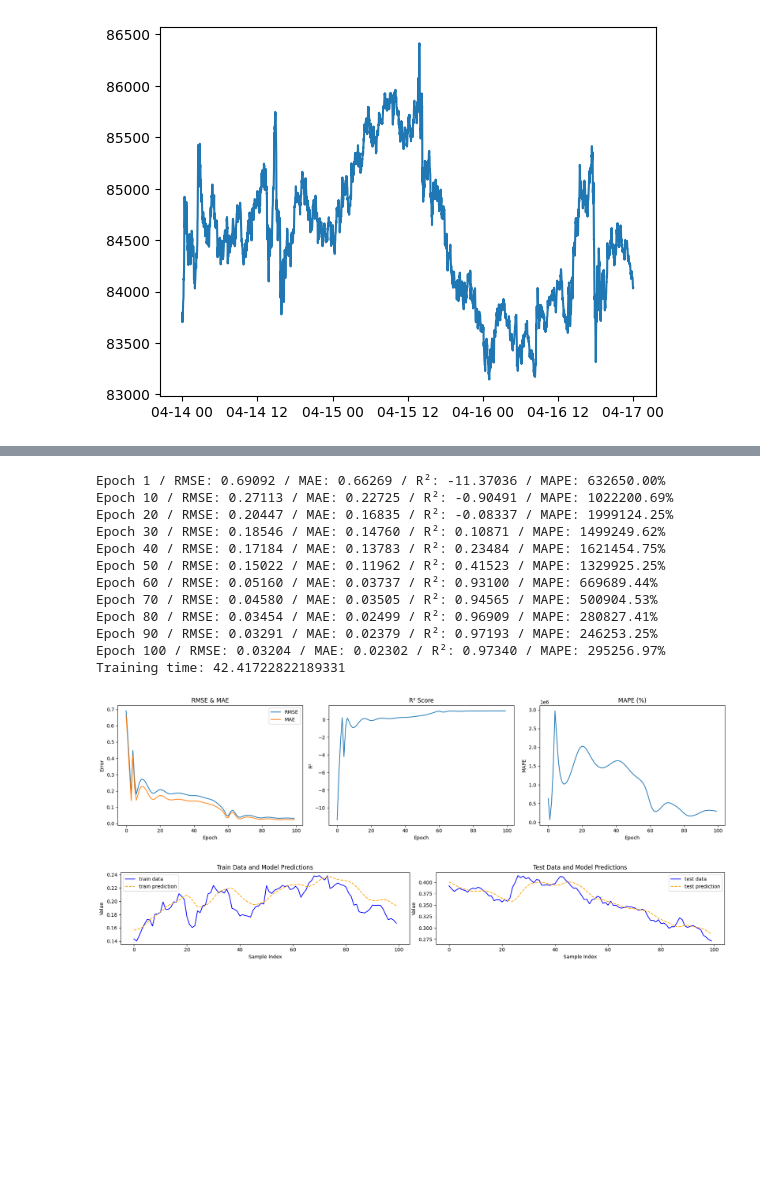
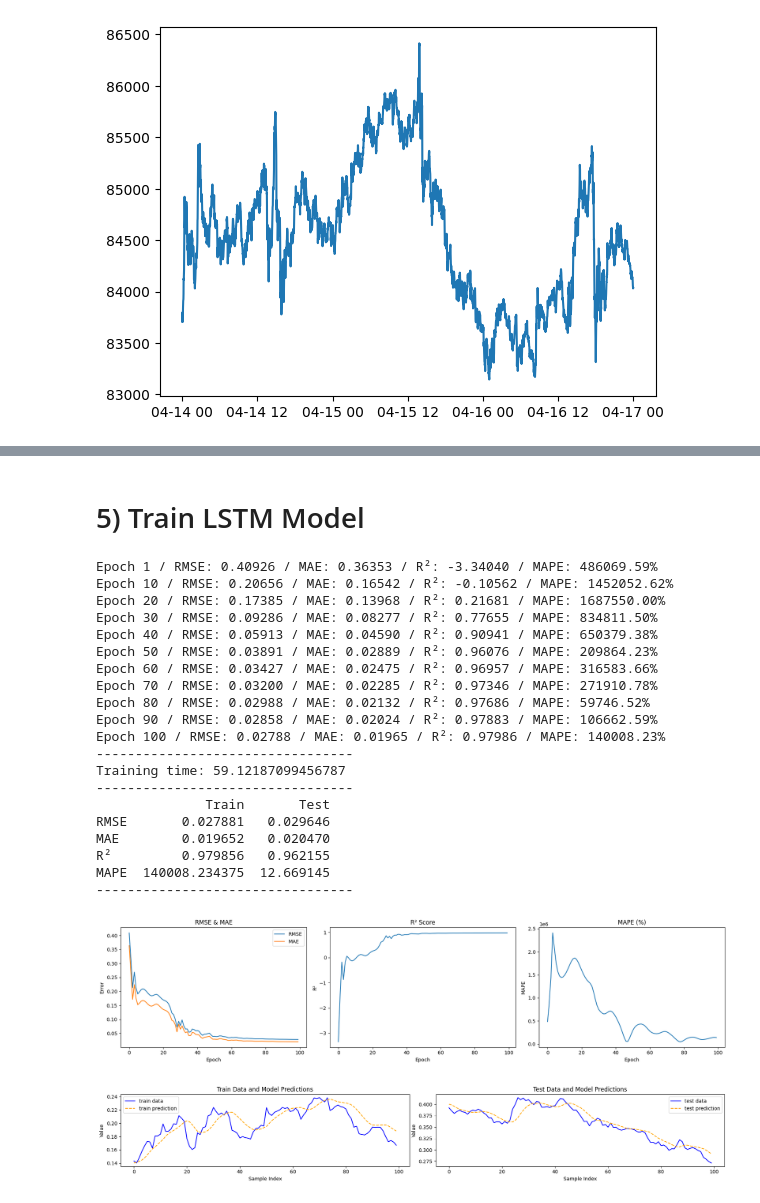
Before and after one commit to Nairlav/Finance, a Jupyter notebook: Projects/LSTM_Strategy.ipynb, the cells around one changed output, grey strips where cells are left out. Drawn from its saved outputs; the diff is of its cells as text; code cells hidden in the pictures; blank space fills up the shorter version.

```diff
--- a/Projects/LSTM_Strategy.ipynb
+++ b/Projects/LSTM_Strategy.ipynb
@@ -206,3 +278,5 @@ def metrics_setup():
+# %% [markdown]
+# 5) Train LSTM Model
 # %%
 # Supprimer les data du train précédent
 del_train_data(['model', 'optimiser', 'MSE', 'MAE'])
@@ -214,68 +288,62 @@ x_train, y_train, x_test, y_test = split_data(input, lookback, size_test_prct)
 model = LSTM(input_dim=input_dim, hidden_dim=hidden_dim, output_dim=output_dim, num_layers=num_layers)
 optimiser = torch.optim.Adam(model.parameters(), lr=0.01)
 
+# Loss functions
 MSE, MAE, hist_rmse, hist_mae, hist_r2, hist_mape = metrics_setup()
+
 #-------------------------------------------------------------------------------
+
 start_time = time.time()
 
 for t in range(num_epochs):
     model.train()
     y_train_pred = model(x_train)
 
-    # Compute losses
-    mse_value = MSE(y_train_pred, y_train)
-    rmse_value = torch.sqrt(mse_value)
-    mae_value = MAE(y_train_pred, y_train)
-
-    # Detach predictions for R2 and MAPE
-    y_pred_np = y_train_pred.detach().cpu().numpy()
-    y_true_np = y_train.detach().cpu().numpy()
-
-    # R² Score
-    r2_value = r2_score(y_true_np, y_pred_np)
-
-    # MAPE (add small epsilon to avoid division by zero)
-    epsilon = 1e-8
-    mape_value = np.mean(np.abs((y_true_np - y_pred_np) / (y_true_np + epsilon))) * 100
+    mse_value, hist_rmse[t], hist_mae[t], hist_r2[t], hist_mape[t] = update_metrics(y_train_pred, y_train, MSE, MAE)
 
     # Logging
     if (t+1)%10==0 or t==0:
-      print(f"Epoch {t+1} / RMSE: {rmse_value.item():.5f} / MAE: {mae_value.item():.5f} / R²: {r2_value:.5f} / MAPE: {mape_value:.2f}%")
-
-    hist_rmse[t] = rmse_value.item()
-    hist_mae[t] = mae_value.item()
-    hist_r2[t] = r2_value
-    hist_mape[t] = mape_value
+      print(f"Epoch {t+1} / RMSE: {hist_rmse[t]:.5f} / MAE: {hist_mae[t]:.5f} / R²: {hist_r2[t]:.5f} / MAPE: {hist_mape[t]:.2f}%")
 
     # Backprop
     optimiser.zero_grad()
     mse_value.backward()
     optimiser.step()
 
 training_time = time.time()-start_time
-print("Training time: {}".format(training_time))
+print("---------------------------------\nTraining time: {}\n---------------------------------".format(training_time))
 
 model.eval()
 with torch.no_grad():
     y_test_pred = model(x_test)
 #-------------------------------------------------------------------------------
 # Affichage des métriques
+show_metrics(y_test,y_test_pred,hist_rmse[-1],hist_mae[-1],hist_r2[-1],hist_mape[-1])
+print("---------------------------------")
 plot_metrics(hist_rmse,hist_mae,hist_r2,hist_mape)
 
 # Affichage des graphiques avec les prédictions
 plot_train_test_prediction(y_train,y_train_pred,y_test,y_test_pred)
 # %% [output]
-Epoch 1 / RMSE: 0.69092 / MAE: 0.66269 / R²: -11.37036 / MAPE: 632650.00%
-Epoch 10 / RMSE: 0.27113 / MAE: 0.22725 / R²: -0.90491 / MAPE: 1022200.69%
-Epoch 20 / RMSE: 0.20447 / MAE: 0.16835 / R²: -0.08337 / MAPE: 1999124.25%
-Epoch 30 / RMSE: 0.18546 / MAE: 0.14760 / R²: 0.10871 / MAPE: 1499249.62%
-Epoch 40 / RMSE: 0.17184 / MAE: 0.13783 / R²: 0.23484 / MAPE: 1621454.75%
-Epoch 50 / RMSE: 0.15022 / MAE: 0.11962 / R²: 0.41523 / MAPE: 1329925.25%
-Epoch 60 / RMSE: 0.05160 / MAE: 0.03737 / R²: 0.93100 / MAPE: 669689.44%
-Epoch 70 / RMSE: 0.04580 / MAE: 0.03505 / R²: 0.94565 / MAPE: 500904.53%
-Epoch 80 / RMSE: 0.03454 / MAE: 0.02499 / R²: 0.96909 / MAPE: 280827.41%
-Epoch 90 / RMSE: 0.03291 / MAE: 0.02379 / R²: 0.97193 / MAPE: 246253.25%
-Epoch 100 / RMSE: 0.03204 / MAE: 0.02302 / R²: 0.97340 / MAPE: 295256.97%
-Training time: 42.41722822189331
+Epoch 1 / RMSE: 0.40926 / MAE: 0.36353 / R²: -3.34040 / MAPE: 486069.59%
+Epoch 10 / RMSE: 0.20656 / MAE: 0.16542 / R²: -0.10562 / MAPE: 1452052.62%
+Epoch 20 / RMSE: 0.17385 / MAE: 0.13968 / R²: 0.21681 / MAPE: 1687550.00%
+Epoch 30 / RMSE: 0.09286 / MAE: 0.08277 / R²: 0.77655 / MAPE: 834811.50%
+Epoch 40 / RMSE: 0.05913 / MAE: 0.04590 / R²: 0.90941 / MAPE: 650379.38%
+Epoch 50 / RMSE: 0.03891 / MAE: 0.02889 / R²: 0.96076 / MAPE: 209864.23%
+Epoch 60 / RMSE: 0.03427 / MAE: 0.02475 / R²: 0.96957 / MAPE: 316583.66%
+Epoch 70 / RMSE: 0.03200 / MAE: 0.02285 / R²: 0.97346 / MAPE: 271910.78%
+Epoch 80 / RMSE: 0.02988 / MAE: 0.02132 / R²: 0.97686 / MAPE: 59746.52%
+Epoch 90 / RMSE: 0.02858 / MAE: 0.02024 / R²: 0.97883 / MAPE: 106662.59%
+Epoch 100 / RMSE: 0.02788 / MAE: 0.01965 / R²: 0.97986 / MAPE: 140008.23%
+---------------------------------
+Training time: 59.12187099456787
+---------------------------------
+              Train       Test
+RMSE       0.027881   0.029646
+MAE        0.019652   0.020470
+R²         0.979856   0.962155
+MAPE  140008.234375  12.669145
+---------------------------------
-[figure, old version]
+[figure, new version]
-[figure, old version]
+[figure, new version]
```
Also changed, not shown: parts of 21 cells of this notebook.
